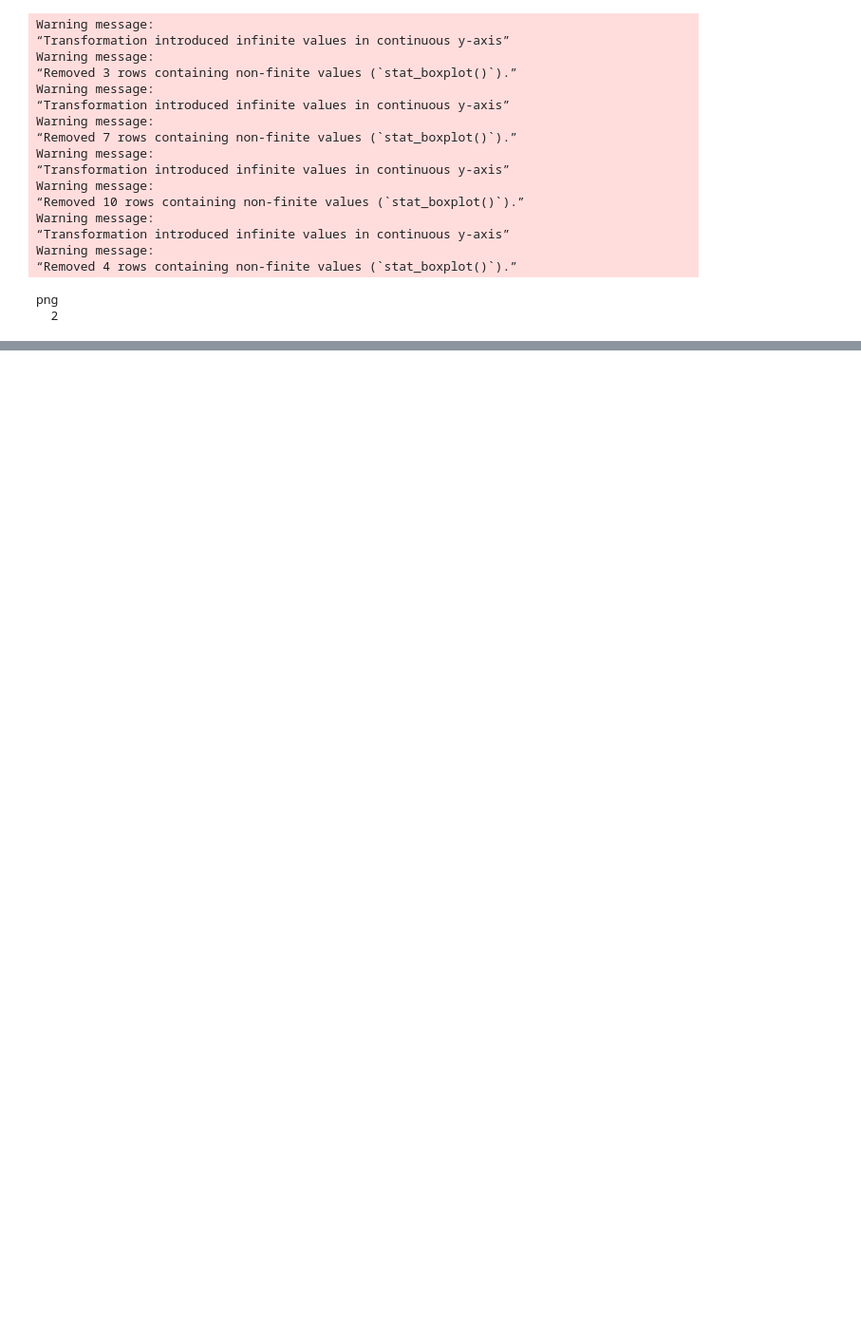
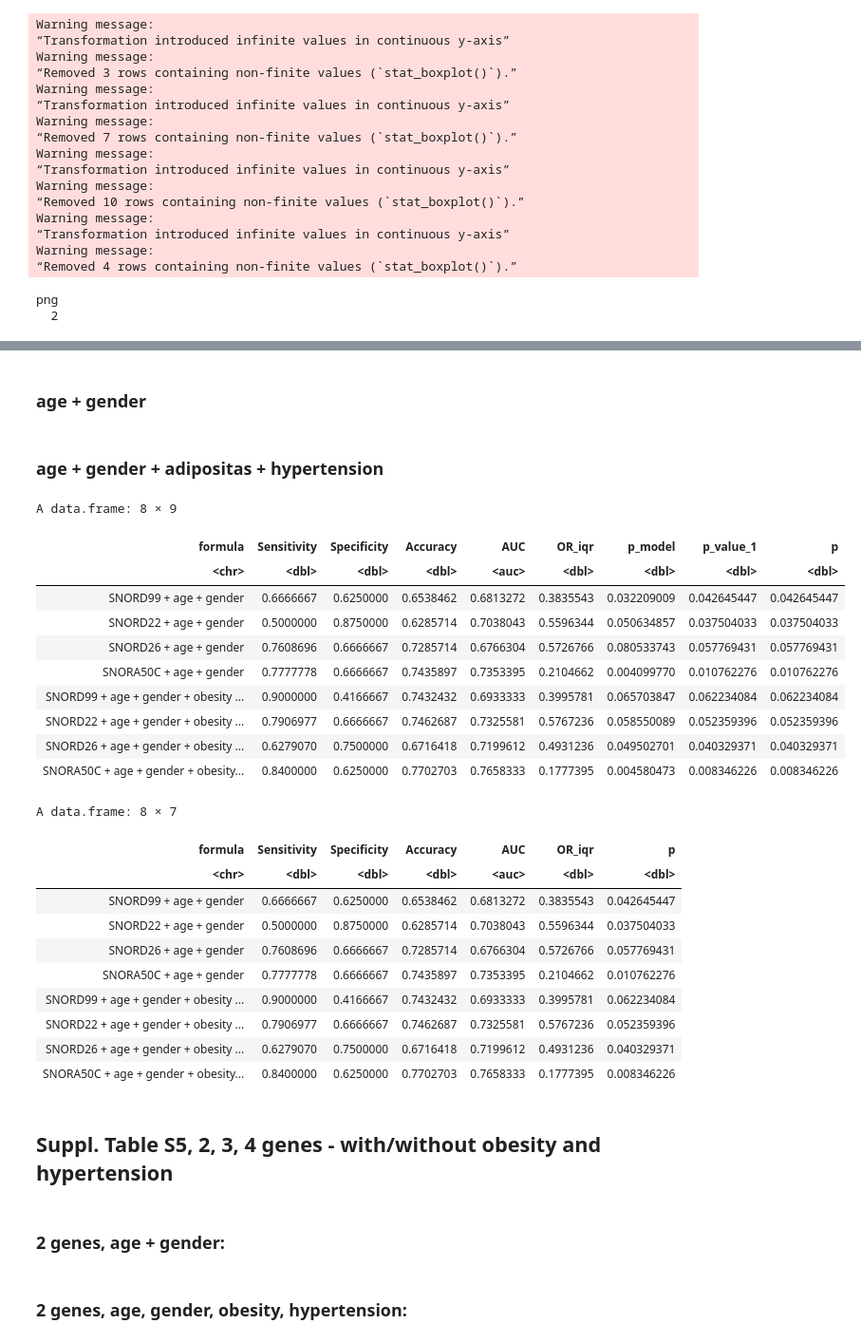
Before and after one commit to konradgrutz/ccRCC_biomarker_analysis, a Jupyter notebook: scripts/evaluate-PCR-predictions.r.ipynb, the cells around one changed output, grey strips where cells are left out. Shown: that part at 95% size. Drawn from its saved outputs; the diff is of its cells as text; code cells hidden in the pictures; blank space fills up the shorter version.

```diff
--- a/scripts/evaluate-PCR-predictions.r.ipynb
+++ b/scripts/evaluate-PCR-predictions.r.ipynb
@@ -370,0 +284,3 @@ write.table(x = results, file = paste0(outDir,tableS5outfile), quote = F,sep = "
+# %%
+allGeneVars = c("SNORD99_ACTB_mol","SNORD22_RNY3_mol","SNORD26_RNY3_mol","SNORA50C_ACTB_mol")
+names(allGeneVars) = c("SNORD99","SNORD22","SNORD26","SNORA50C")
@@ -370,0 +289,55 @@ write.table(x = results, file = paste0(outDir,tableS5outfile), quote = F,sep = "
+# %% [markdown]
+### age + gender
+# %%
+allRes = NULL
+allRes = rbind(allRes,glmAccPval(dat = pcr,variables = allGeneVars[c("SNORD99")],
+                  confounders = c("age","gender")))
+allRes = rbind(allRes,glmAccPval(dat = pcr,variables = allGeneVars[c("SNORD22")],
+                  confounders = c("age","gender")))
+allRes = rbind(allRes,glmAccPval(dat = pcr,variables = allGeneVars[c("SNORD26")],
+                  confounders = c("age","gender")))
+allRes = rbind(allRes,glmAccPval(dat = pcr,variables = allGeneVars[c("SNORA50C")],
+                  confounders = c("age","gender")))
+# %% [markdown]
+### age + gender + adipositas + hypertension
+# %%
+allRes = rbind(allRes,glmAccPval(dat = pcr,variables = allGeneVars[c("SNORD99")],
+                  confounders = c("age","gender","obesity","hypertension")))
+allRes = rbind(allRes,glmAccPval(dat = pcr,variables = allGeneVars[c("SNORD22")],
+                  confounders = c("age","gender","obesity","hypertension")))
+allRes = rbind(allRes,glmAccPval(dat = pcr,variables = allGeneVars[c("SNORD26")],
+                  confounders = c("age","gender","obesity","hypertension")))
+allRes = rbind(allRes,glmAccPval(dat = pcr,variables = allGeneVars[c("SNORA50C")],
+                  confounders = c("age","gender","obesity","hypertension")))
+# %%
+# take the gene p-value for models not adjusted for obesity/hypertension
+# take the model p-value for the other models:
+allRes$p = allRes$p_value_1
+allRes$p[5:8]  = allRes$p_value_1[5:8]
+# %%
+allRes
+allRes$p_model=NULL; allRes$p_value_1=NULL
+allRes
+# %% [output]
+A data.frame: 8 × 9
+| formula | Sensitivity | Specificity | Accuracy | AUC | OR_iqr | p_model | p_value_1 | p |
+| <chr> | <dbl> | <dbl> | <dbl> | <auc> | <dbl> | <dbl> | <dbl> | <dbl> |
+| SNORD99 + age + gender | 0.6666667 | 0.6250000 | 0.6538462 | 0.6813272 | 0.3835543 | 0.032209009 | 0.042645447 | 0.042645447 |
+| SNORD22 + age + gender | 0.5000000 | 0.8750000 | 0.6285714 | 0.7038043 | 0.5596344 | 0.050634857 | 0.037504033 | 0.037504033 |
+| SNORD26 + age + gender | 0.7608696 | 0.6666667 | 0.7285714 | 0.6766304 | 0.5726766 | 0.080533743 | 0.057769431 | 0.057769431 |
+| SNORA50C + age + gender | 0.7777778 | 0.6666667 | 0.7435897 | 0.7353395 | 0.2104662 | 0.004099770 | 0.010762276 | 0.010762276 |
+| SNORD99 + age + gender + obesity ... | 0.9000000 | 0.4166667 | 0.7432432 | 0.6933333 | 0.3995781 | 0.065703847 | 0.062234084 | 0.062234084 |
+| SNORD22 + age + gender + obesity ... | 0.7906977 | 0.6666667 | 0.7462687 | 0.7325581 | 0.5767236 | 0.058550089 | 0.052359396 | 0.052359396 |
+| SNORD26 + age + gender + obesity ... | 0.6279070 | 0.7500000 | 0.6716418 | 0.7199612 | 0.4931236 | 0.049502701 | 0.040329371 | 0.040329371 |
+| SNORA50C + age + gender + obesity... | 0.8400000 | 0.6250000 | 0.7702703 | 0.7658333 | 0.1777395 | 0.004580473 | 0.008346226 | 0.008346226 |
+A data.frame: 8 × 7
+| formula | Sensitivity | Specificity | Accuracy | AUC | OR_iqr | p |
+| <chr> | <dbl> | <dbl> | <dbl> | <auc> | <dbl> | <dbl> |
+| SNORD99 + age + gender | 0.6666667 | 0.6250000 | 0.6538462 | 0.6813272 | 0.3835543 | 0.042645447 |
+| SNORD22 + age + gender | 0.5000000 | 0.8750000 | 0.6285714 | 0.7038043 | 0.5596344 | 0.037504033 |
+| SNORD26 + age + gender | 0.7608696 | 0.6666667 | 0.7285714 | 0.6766304 | 0.5726766 | 0.057769431 |
+| SNORA50C + age + gender | 0.7777778 | 0.6666667 | 0.7435897 | 0.7353395 | 0.2104662 | 0.010762276 |
+| SNORD99 + age + gender + obesity ... | 0.9000000 | 0.4166667 | 0.7432432 | 0.6933333 | 0.3995781 | 0.062234084 |
+| SNORD22 + age + gender + obesity ... | 0.7906977 | 0.6666667 | 0.7462687 | 0.7325581 | 0.5767236 | 0.052359396 |
+| SNORD26 + age + gender + obesity ... | 0.6279070 | 0.7500000 | 0.6716418 | 0.7199612 | 0.4931236 | 0.040329371 |
+| SNORA50C + age + gender + obesity... | 0.8400000 | 0.6250000 | 0.7702703 | 0.7658333 | 0.1777395 | 0.008346226 |
@@ -370,0 +347,4 @@ write.table(x = results, file = paste0(outDir,tableS5outfile), quote = F,sep = "
+# %% [markdown]
+## Suppl. Table S5, 2, 3, 4 genes - with/without obesity and hypertension
+# %% [markdown]
+### 2 genes, age + gender:
@@ -370,0 +365,2 @@ write.table(x = results, file = paste0(outDir,tableS5outfile), quote = F,sep = "
+# %% [markdown]
+### 2 genes, age, gender, obesity, hypertension:
```
Also changed, not shown: parts of 35 cells of this notebook, 3 other files.
